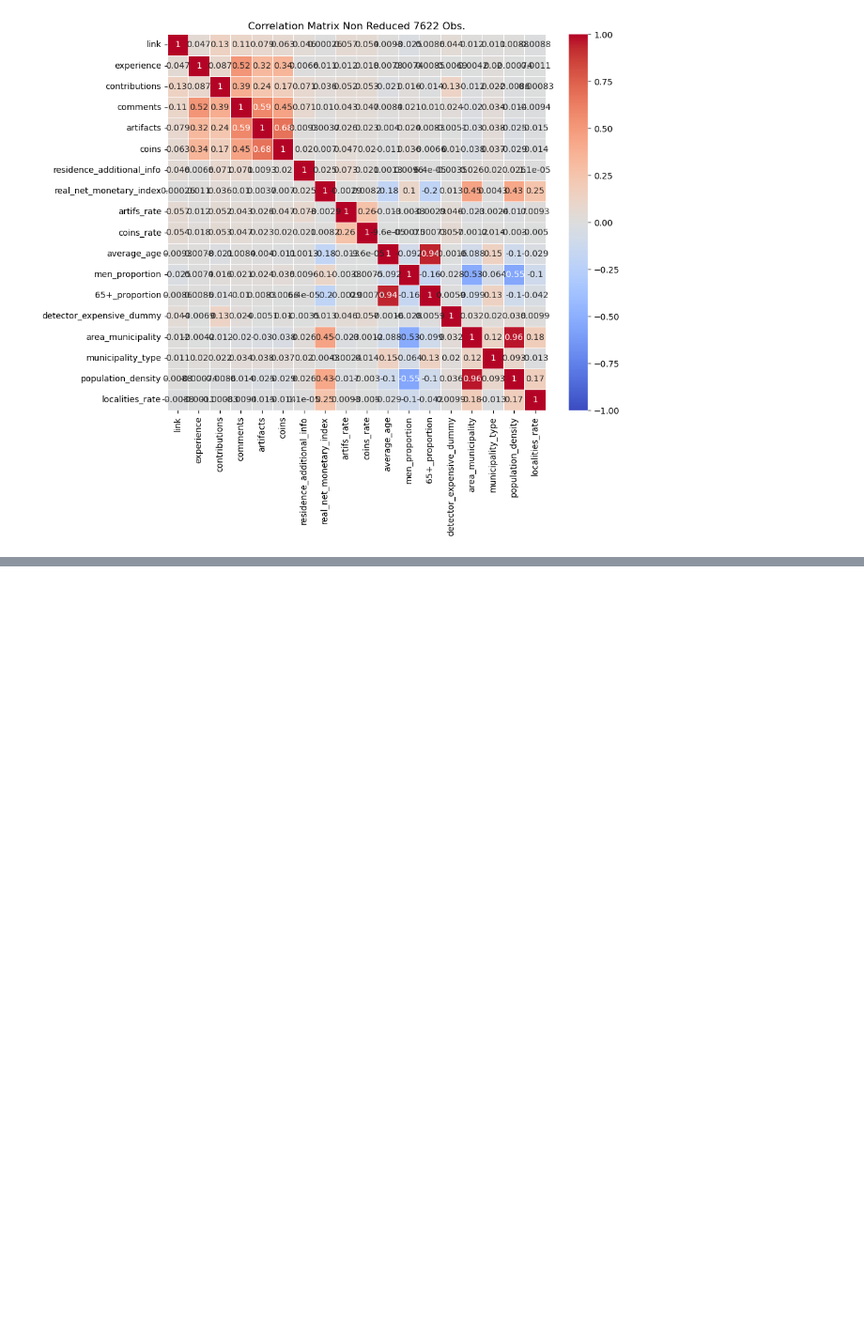
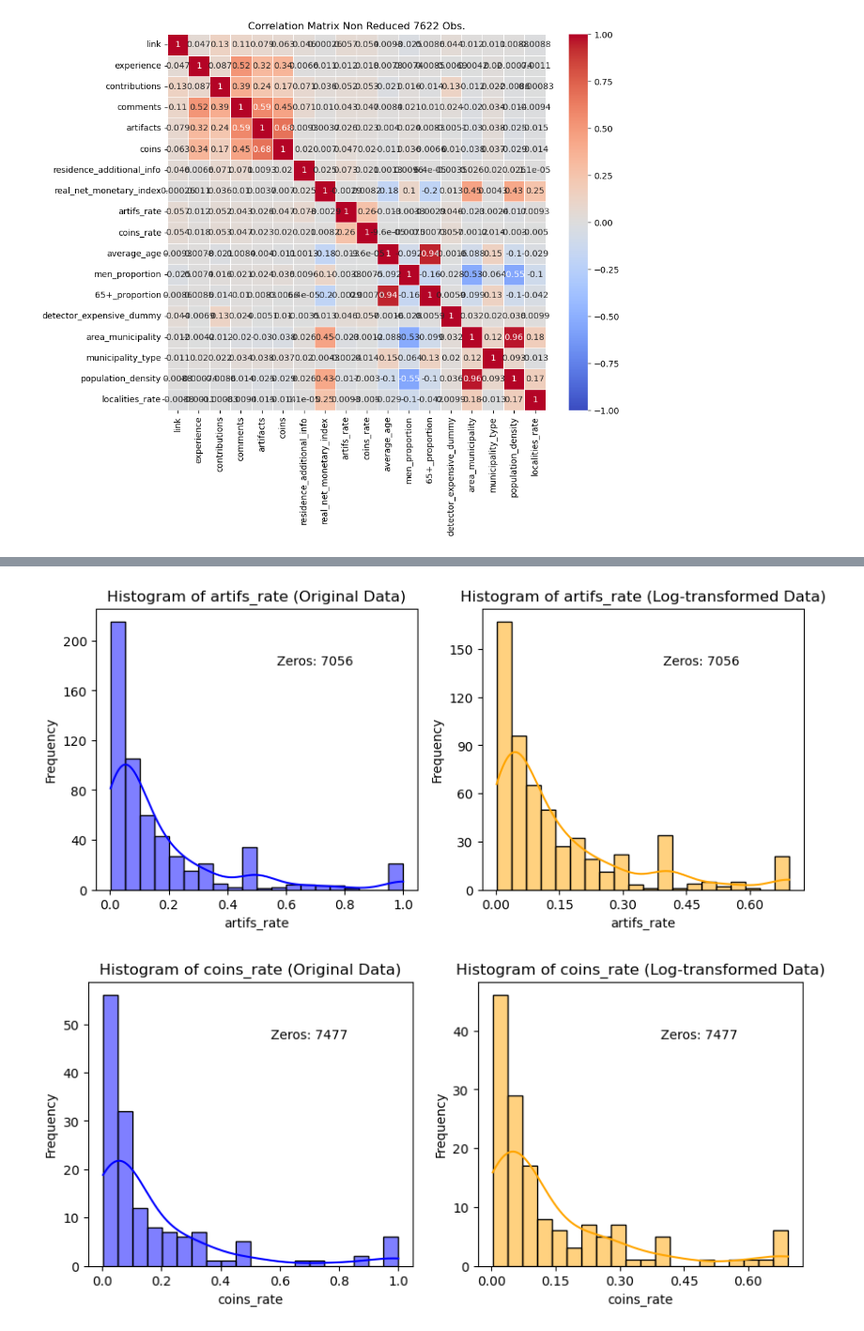
Before and after one commit to hawk-s/Metal_Detecting_Ownership_and_Non-Ownership_Motives, a Jupyter notebook: ANALYSIS/D1_jupyter.ipynb, the cells around one changed output, grey strips where cells are left out. Shown at 94% size. Saved outputs shown, nothing was run; the diff lists cells and outputs as text; code cells hidden in the pictures; blank space fills up the shorter version.

```diff
--- a/ANALYSIS/D1_jupyter.ipynb
+++ b/ANALYSIS/D1_jupyter.ipynb
@@ -131,0 +199,22 @@ daf_non_reduced_with_none_being_zero = drop_columns(daf_non_reduced_with_none_be
+# %%
+
+import numpy as np
+df_log = daf_non_reduced_with_none_being_zero[['artifs_rate', 'experience','contributions',
+'comments',
+'artifacts',
+'coins',
+'real_net_monetary_index',
+'coins_rate',
+'localities_rate','rate_artifs_dummy',
+'rate_coins_dummy', 'link', 'residence_additional_info', 'detector_expensive_dummy']]
+
+
+df_log['log_experience'] = np.log(df_log['experience'].values + 1)
+df_log['log_contributions'] = np.log(df_log['contributions'].values + 1)
+df_log['log_comments'] = np.log(df_log['comments'].values + 1)
+df_log['log_artifacts'] = np.log(df_log['artifacts'].values + 1)
+df_log['log_artifs_rate'] = np.log(df_log['artifs_rate'].values + 1)
+df_log['log_coins'] = np.log(df_log['coins'].values + 1)
+df_log['log_coins_rate'] = np.log(df_log['coins_rate'].values + 1)
+df_log['log_localities_rate'] = np.log(df_log['localities_rate'].values + 1)
+#print(df_log)
@@ -131,0 +241,9 @@ daf_non_reduced_with_none_being_zero = drop_columns(daf_non_reduced_with_none_be
+# %%
+
+#histograms for the dependent variable with log transformation:
+from functions.S_fctn_plot_histograms import generate_histograms_w_log
+
+generate_histograms_w_log(df_log, ['artifs_rate', 'coins_rate'])
+# %% [output]
+[figure, added]
+[figure, added]
```
Also changed, not shown: parts of 15 cells of this notebook.
